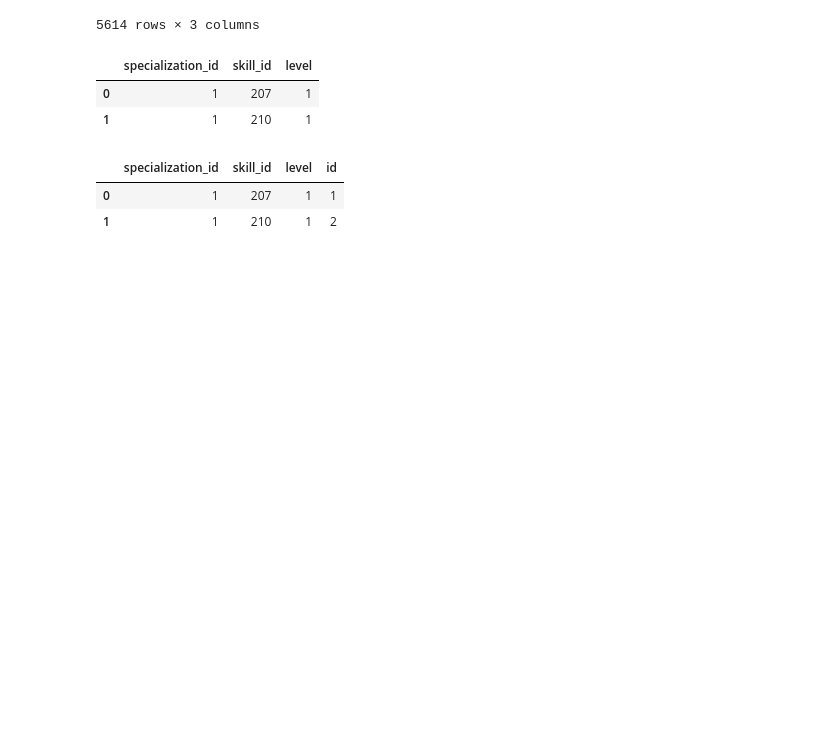
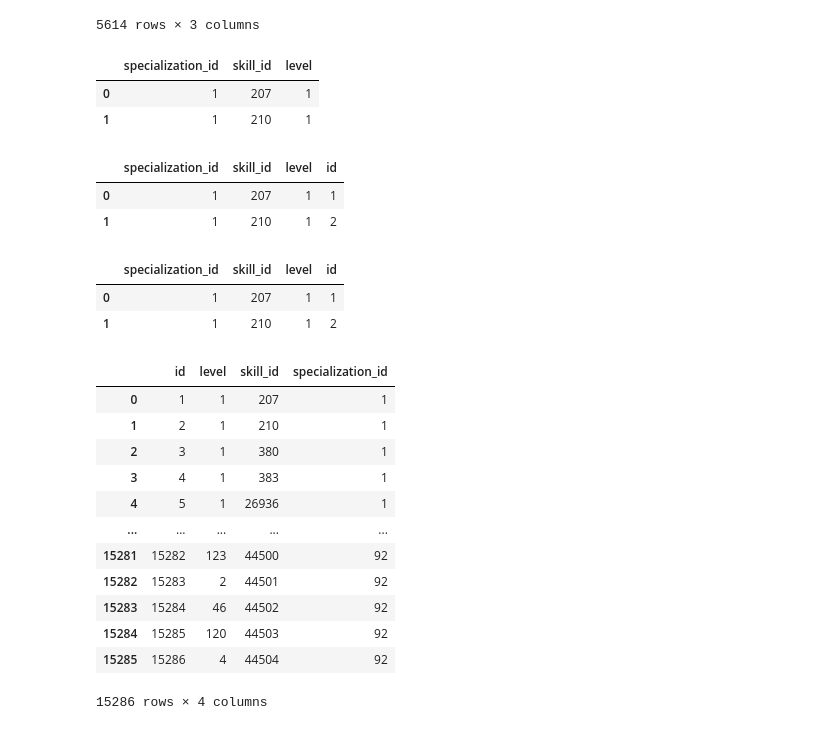
Before and after one commit to ron-ligsay/course-u, a Jupyter notebook: course_u/src/notebooks/specialization_x_field_skills.ipynb, the cells around one changed output. Saved outputs shown, nothing was run; the diff lists cells and outputs as text; code cells hidden in the pictures; blank space fills up the shorter version.

Commit message:
reorder columns and todo progress

```diff
--- a/course_u/src/notebooks/specialization_x_field_skills.ipynb
+++ b/course_u/src/notebooks/specialization_x_field_skills.ipynb
@@ -774,3 +774,30 @@ specialization3_skills.head(2)
 # %%
 # save to csv
 specialization3_skills.to_csv('../../static/csv/website_specialization_skills.csv', index=False)
+# %%
+# load website_specialization_skills.csv
+website_specialization_skills = pd.read_csv('../../static/csv/website_specialization_skills.csv')
+website_specialization_skills.head(2)
+# %% [output]
+|  | specialization_id | skill_id | level | id |
+| 0 | 1 | 207 | 1 | 1 |
+| 1 | 1 | 210 | 1 | 2 |
+# %%
+# reorder columns
+website_specialization_skills = website_specialization_skills[['id','level','skill_id','specialization_id']]
+# %%
+website_specialization_skills
+# %% [output]
+|  | id | level | skill_id | specialization_id |
+| 0 | 1 | 1 | 207 | 1 |
+| 1 | 2 | 1 | 210 | 1 |
+| 2 | 3 | 1 | 380 | 1 |
+| 3 | 4 | 1 | 383 | 1 |
+| 4 | 5 | 1 | 26936 | 1 |
+| ... | ... | ... | ... | ... |
+| 15281 | 15282 | 123 | 44500 | 92 |
+| 15282 | 15283 | 2 | 44501 | 92 |
+| 15283 | 15284 | 46 | 44502 | 92 |
+| 15284 | 15285 | 120 | 44503 | 92 |
+| 15285 | 15286 | 4 | 44504 | 92 |
+15286 rows × 4 columns
```
Also changed, not shown: parts of 1 cell of this notebook, 2 other files.
